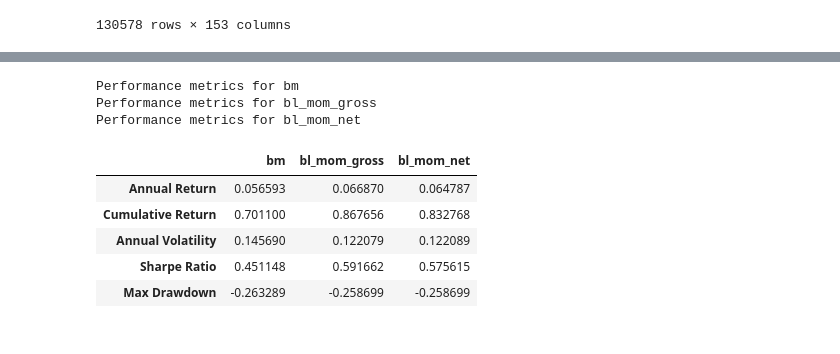
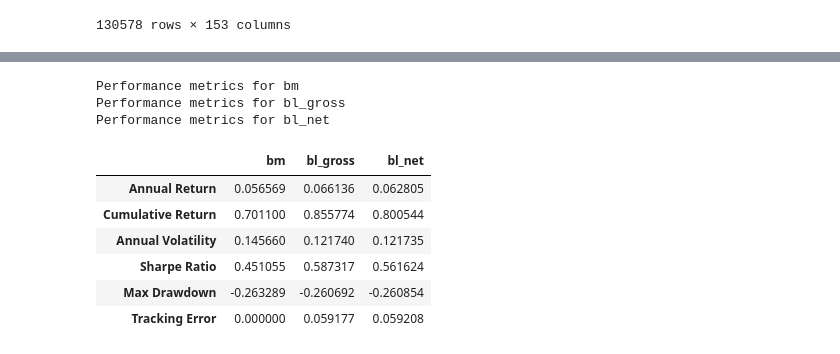
Before and after one commit to ljkane/qpmwp-course, a Jupyter notebook: assignments/assignment_5.ipynb, the cells around one changed output, grey strips where cells are left out. Saved outputs shown, nothing was run; the diff lists cells and outputs as text; code cells hidden in the pictures.

```diff
--- a/assignments/assignment_5.ipynb
+++ b/assignments/assignment_5.ipynb
@@ -101,3 +181,5 @@ df_market
+# %%
+df_market = df_market.set_index(['date', 'id'])
 # %%
 df2_jkp
 # %% [output]
@@ -157,0 +202,14 @@ JKP_FIELDS_MOMENTUM = [
+# %%
+from helper_functions import load_data_spi, load_pickle
+data = BacktestData()
+data.market_data = df_market
+data.jkp_data = df2_jkp
+data.bm_series = load_data_spi(path='../data/')
+market_data_dates = data.market_data.index.get_level_values('date').unique().sort_values()
+jkp_data_dates = data.jkp_data.index.get_level_values('date').unique().sort_values()
+
+# Find the nearest future market_data_date for each jkp_data_date
+dates_map = {
+    date: min(market_data_dates[market_data_dates > date])
+    for date in jkp_data_dates
+}
@@ -278,9 +432,0 @@ bs = BacktestService(
-# %%
-bs.optimization.params['fields'] = JKP_FIELDS_MOMENTUM
-# bs.optimization.params['fields'] = ['ret_12_1']
-# Run the backtest
-# Drop rows where any NaN values are present
-
-
-bt_bl_mom = Backtest()
-bt_bl_mom.run(bs=bs)
@@ -308,7 +457,7 @@ variable_costs = 0.002
 return_series = bs.data.get_return_series()
 
 strategy_dict = {
-    'bl_mom': bt_bl_mom.strategy,
+    'bl': bt_bl_mom.strategy,
 }
 
 sim_dict_gross = {
@@ -334,7 +483,3 @@ sim = pd.concat({
     **sim_dict_gross,
     **sim_dict_net,
 }, axis = 1).dropna()
-
-
-
-np.log((1 + sim)).cumsum().plot(title='Cumulative Performance', figsize = (10, 6))
@@ -391,39 +533,41 @@ def annual_return_custom(returns, period='daily', annualization=None):
 
     num_years = len(returns) / ann_factor
     return cumulative ** (1 / num_years) - 1
 
 
 
 annual_return = {}
 cumulative_returns = {}
 annual_volatility = {}
 sharpe_ratio = {}
 max_drawdown = {}
 tracking_error = {}
 for column in sim.columns:
     print(f'Performance metrics for {column}')
     annual_return[column] = annual_return_custom(sim[column])
     cumulative_returns[column] = ep.cum_returns(sim[column]).tail(1).values[0]
     annual_volatility[column] = ep.annual_volatility(sim[column])
     sharpe_ratio[column] = ep.sharpe_ratio(sim[column])
     max_drawdown[column] = ep.max_drawdown(sim[column])
     tracking_error[column] = ep.annual_volatility(sim[column] - sim['bm'])
 
 
 
 annual_returns = pd.DataFrame(annual_return, index=['Annual Return'])
 cumret = pd.DataFrame(cumulative_returns, index=['Cumulative Return'])
 annual_volatility = pd.DataFrame(annual_volatility, index=['Annual Volatility'])
 sharpe  = pd.DataFrame(sharpe_ratio, index=['Sharpe Ratio'])
 mdd = pd.DataFrame(max_drawdown, index=['Max Drawdown'])
-pd.concat([annual_returns, cumret, annual_volatility, sharpe, mdd])
+track = pd.DataFrame(tracking_error,index= ['Tracking Error'])
+pd.concat([annual_returns, cumret, annual_volatility, sharpe, mdd,track])
 # %% [output]
 Performance metrics for bm
-Performance metrics for bl_mom_gross
-Performance metrics for bl_mom_net
+Performance metrics for bl_gross
+Performance metrics for bl_net
-|  | bm | bl_mom_gross | bl_mom_net |
-| Annual Return | 0.056593 | 0.066870 | 0.064787 |
-| Cumulative Return | 0.701100 | 0.867656 | 0.832768 |
-| Annual Volatility | 0.145690 | 0.122079 | 0.122089 |
-| Sharpe Ratio | 0.451148 | 0.591662 | 0.575615 |
-| Max Drawdown | -0.263289 | -0.258699 | -0.258699 |
+|  | bm | bl_gross | bl_net |
+| Annual Return | 0.056569 | 0.066136 | 0.062805 |
+| Cumulative Return | 0.701100 | 0.855774 | 0.800544 |
+| Annual Volatility | 0.145660 | 0.121740 | 0.121735 |
+| Sharpe Ratio | 0.451055 | 0.587317 | 0.561624 |
+| Max Drawdown | -0.263289 | -0.260692 | -0.260854 |
+| Tracking Error | 0.000000 | 0.059177 | 0.059208 |
```
Also changed, not shown: parts of 47 cells of this notebook, 11 other files.
